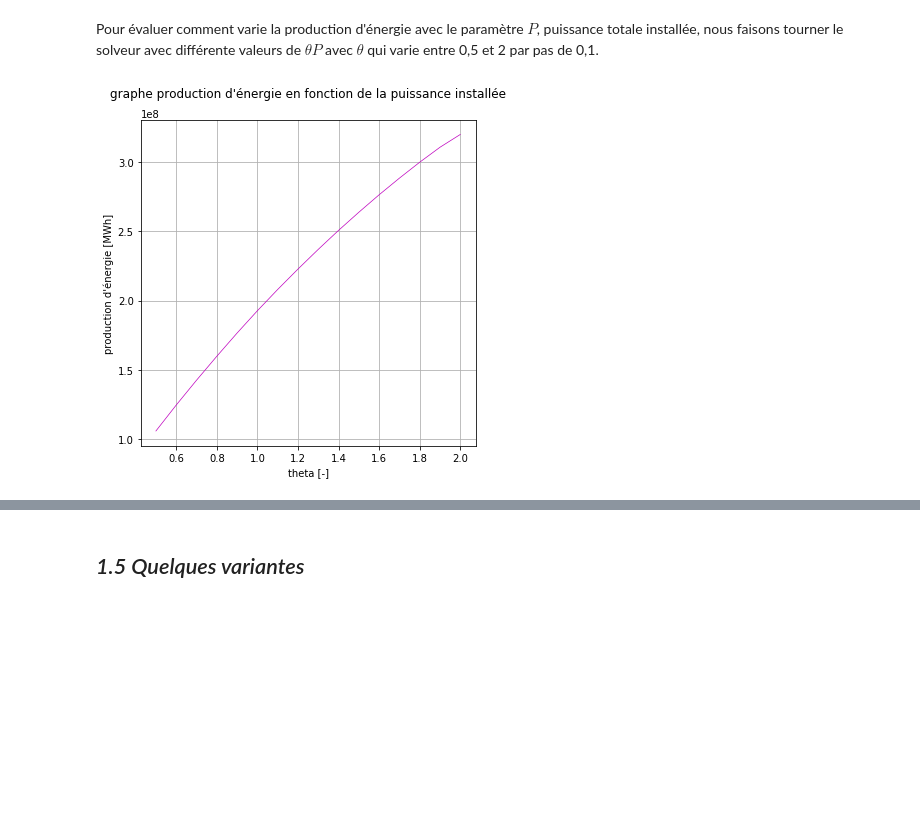
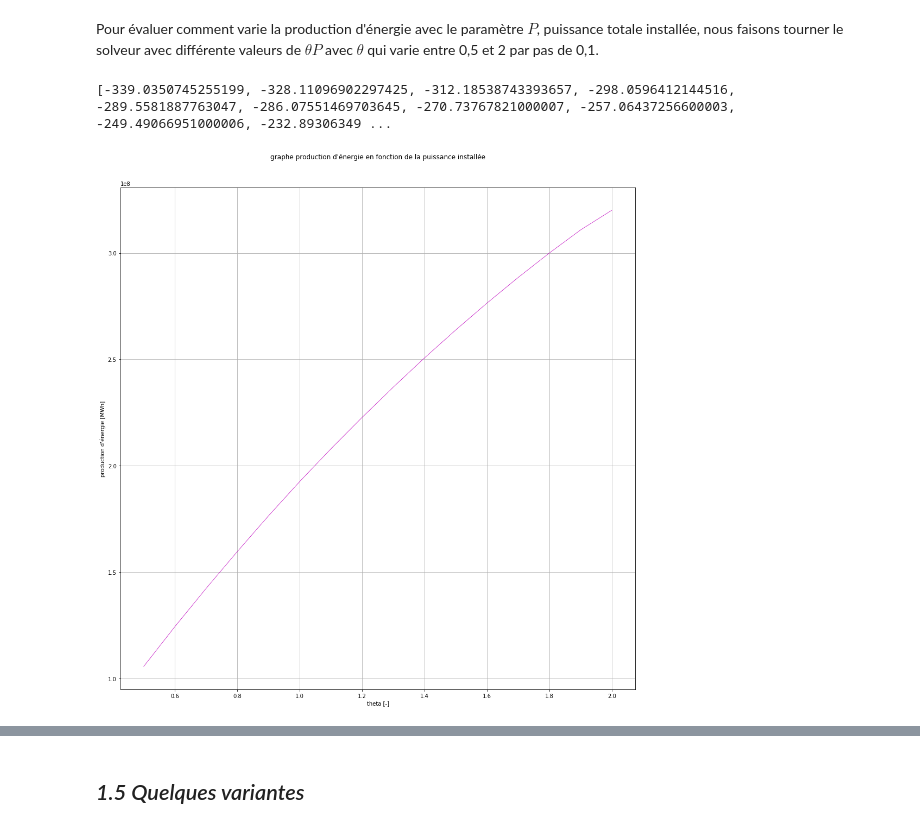
Before and after one commit to Zepp176/Projet_optimisation, a Jupyter notebook: Rapport-propre3.ipynb, the cells around one changed output, grey strips where cells are left out. Drawn from its saved outputs; the diff is of its cells as text; code cells hidden in the pictures; blank space fills up the shorter version.

```diff
--- a/Rapport-propre3.ipynb
+++ b/Rapport-propre3.ipynb
@@ -509,28 +505,29 @@ Pour évaluer comment varie la production d'énergie avec le paramètre $P$, pui
 # %%
 N = 244*3
 T = 3
 P = 500000
 d = 0.02
 k = 0.17
 
 thetas = np.arange(0.5, 2.1,0.1)
 productions = []
 var_duale = []
 
 for theta in thetas:
     s_4 = resolution(N, T, P*theta, d, k, verbose=False)[0]
     productions.append(-s_4.objectiveValue)
     y = s_4.dualConstraintSolution['puissance totale']
     var_duale.append(y[0])
 
 
 print(var_duale)
-plt.figure(figsize=(6,6))
-plt.plot(thetas, productions, '-m', linewidth=0.7)
+plt.figure(figsize=(17,17))
+plt.plot(thetas, productions, '-m', linewidth=1)
 plt.xlabel('theta [-]')
 plt.ylabel('production d\'énergie [MWh]')
 plt.title('graphe production d\'énergie en fonction de la puissance installée', y=1.05)
 plt.grid(True)
 plt.show()
 # %% [output]
+[-339.0350745255199, -328.11096902297425, -312.18538743393657, -298.0596412144516, -289.5581887763047, -286.07551469703645, -270.73767821000007, -257.06437256600003, -249.49066951000006, -232.89306349 ...
-[figure, old version]
+[figure, new version]
```
Also changed, not shown: parts of 5 cells of this notebook.
